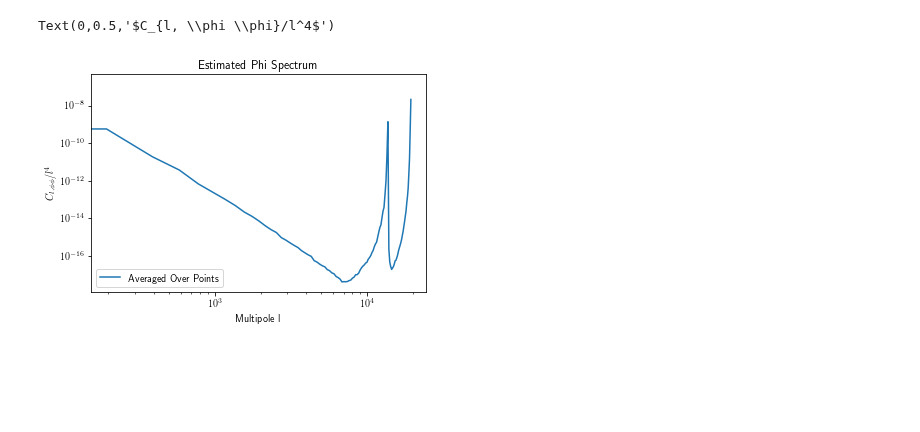
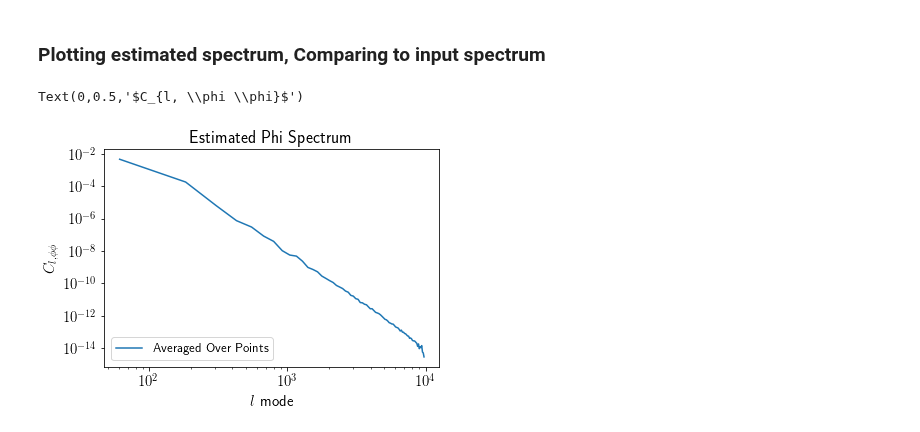
Before and after one commit to deepskies/DeepCMBsim, a Jupyter notebook: Phi Maps.ipynb, the cells around one changed output. Cells and saved outputs as stored; diff of their text form; code cells hidden in the pictures; blank space fills up the shorter version.

```diff
--- a/Phi Maps.ipynb
+++ b/Phi Maps.ipynb
@@ -160,9 +231,21 @@ Text(0.5,1,'Logscale 2D Power Map')
 # %%
-#summing over annulus to get spectrum
-bin_num = 100
-peak_l = 192*72 #192 pixels with lstep = 72
-spectra_est = np.zeros((bin_num+1)) #spectum estimate before averaging
-spectra_est_avg_bins = np.zeros((bin_num+1)) #spectrum estimate after averaging
+#Setting the parameters for the calculating the spectrum
+#Number of bins/number of annuli to be summed over (should this necessarily be less than pixels/2?)
+bin_num = 80
+
+#Highest l-mode achievable, 192 pixels, divided into 4 quarters, with lstep = 72
+peak_l = pixels/2*72
+
+#Creating empty arrays:
+spectra_est = np.zeros((bin_num)) #spectum sum before averaging
+spectra_est_avg_bins = np.zeros((bin_num)) #spectrum estimate after averaging
+n = np.zeros((bin_num))#number of points going into each bin/annulus
+
+#Defining edges of bins
 bin_edges = np.linspace(0,np.sqrt(2)*peak_l, bin_num+1) #realized that since we're doing sqrt of sum it'll be sqrt(2)*192*72
+
+#Defining width of 1 bin
 bin_step = bin_edges[1]
-n = np.zeros((bin_num+1))
+
+#Calculating bin centers
+bin_centers = (bin_edges[1:]+bin_edges[:-1])/2
@@ -206,13 +281,18 @@ Text(0,0.5,'Number of points')
+# %%
+#Divide the spectrum by the number of pixels that went into each bin
+spectra_est_avg_bins = spectra_est / n
+# %% [markdown]
+### Plotting estimated spectrum, Comparing to input spectrum
 # %%
-plt.rc('text', usetex = True)
-plt.plot(bin_edges,spectra_est_avg_bins,label="Averaged Over Points")
-#plt.plot(bin_edges,spectra_est_avg_ring,label="Averaged Over Ring")
+#Approximate spectrum
+#Lowest mode is determined by smallest l measurable (determined by bin width (determined by # of bins))
+plt.plot(bin_centers,spectra_est_avg_bins,label="Averaged Over Points")
 plt.legend(loc="lower left")
 plt.yscale("log")
 plt.xscale("log")
 plt.title("Estimated Phi Spectrum")
-plt.xlabel("Multipole l")
-plt.ylabel("$C_{l, \phi \phi}/l^4$")
+plt.xlabel("$l$ mode")
+plt.ylabel("$C_{l, \phi \phi}$")
 # %% [output]
-Text(0,0.5,'$C_{l, \\phi \\phi}/l^4$')
+Text(0,0.5,'$C_{l, \\phi \\phi}$')
-[figure, old version]
+[figure, new version]
```
Also changed, not shown: parts of 62 cells of this notebook, 2 other files.
